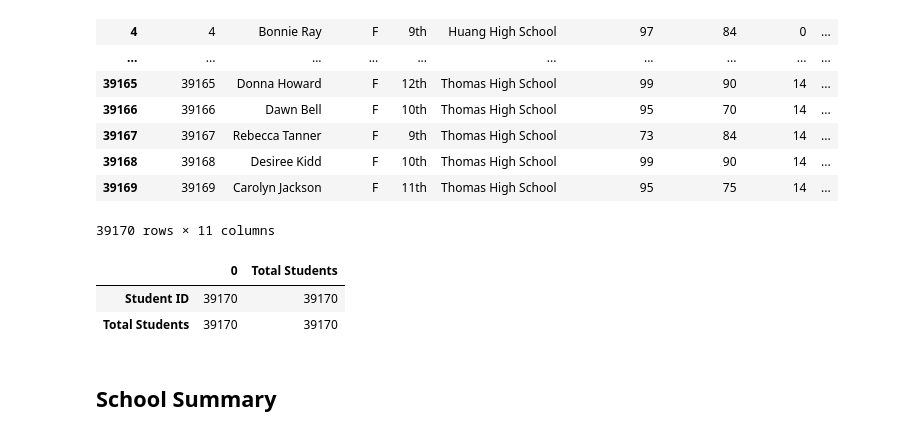
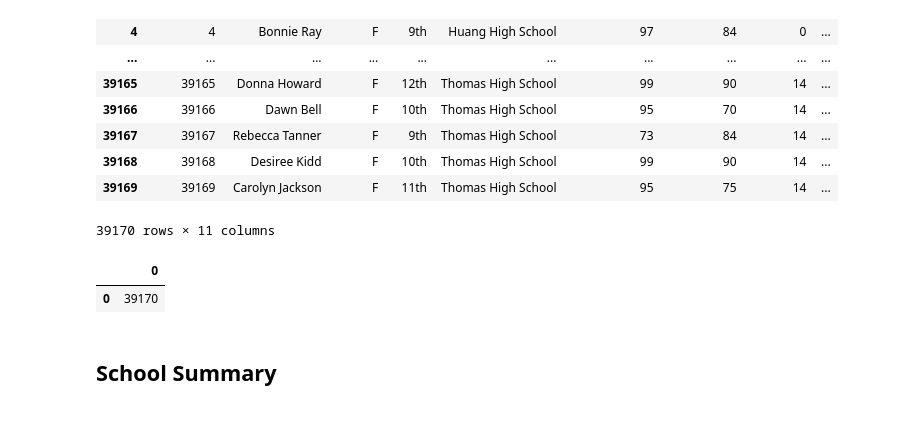
Before and after one commit to CCom20/pandas-challenge, a Jupyter notebook: pycityschools/PyCitySchools_starter.ipynb, the cells around one changed output. Saved outputs shown, nothing was run; the diff lists cells and outputs as text; code cells hidden in the pictures.

Commit message:
Cleaning up first data frame, still struggling

```diff
--- a/pycityschools/PyCitySchools_starter.ipynb
+++ b/pycityschools/PyCitySchools_starter.ipynb
@@ -54,13 +54,12 @@ school_data_complete
 | 39169 | 39169 | Carolyn Jackson | F | 11th | Thomas High School | 95 | 75 | 14 | ... |
 39170 rows × 11 columns
 # %%
-total_students[["Total Students"]] = school_data_complete["Student ID"].count()
-total_students = pd.DataFrame(total_students)
+total_students = school_data_complete["Student ID"].count()
+total_students = pd.DataFrame({total_students})
 total_students
 # %% [output]
-|  | 0 | Total Students |
-| Student ID | 39170 | 39170 |
-| Total Students | 39170 | 39170 |
+|  | 0 |
+| 0 | 39170 |
 # %% [markdown]
 ## School Summary
 # %% [markdown]
```
